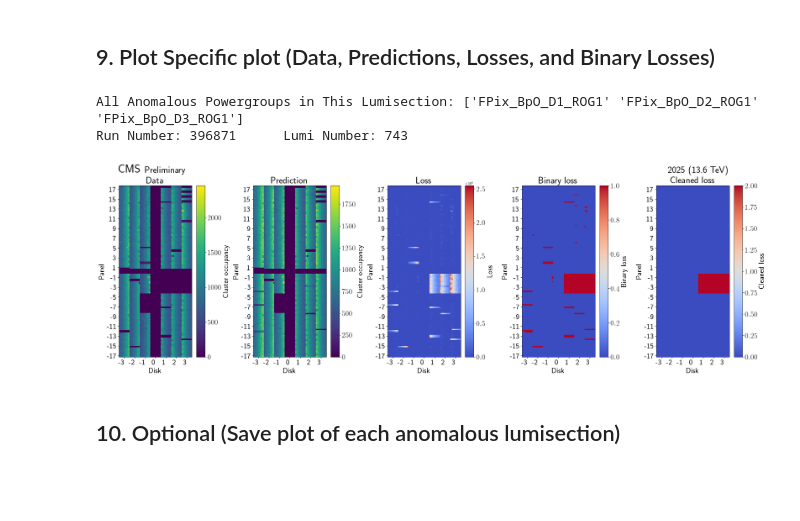
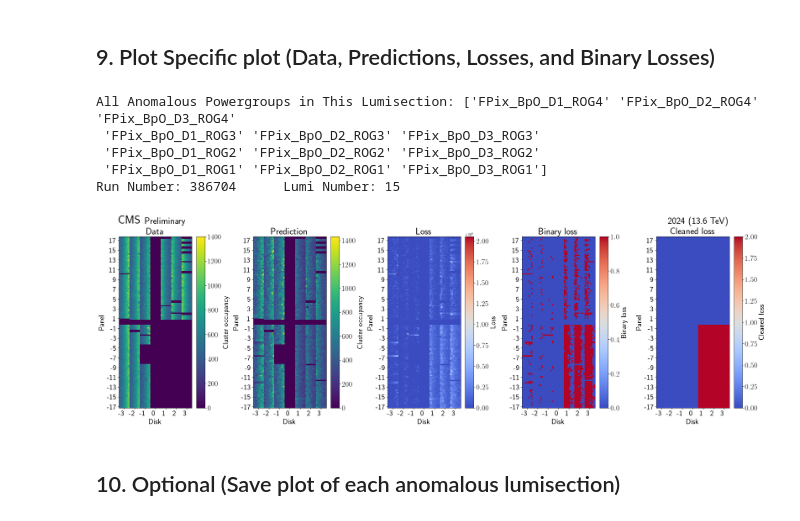
Before and after one commit to CMSTrackerDPG/PixelRing2NMF, a Jupyter notebook: Development/notebooks/Apply_model_to_era.ipynb, the cells around one changed output. Drawn from its saved outputs; the diff is of its cells as text; code cells hidden in the pictures; blank space fills up the shorter version.

```diff
--- a/Development/notebooks/Apply_model_to_era.ipynb
+++ b/Development/notebooks/Apply_model_to_era.ipynb
@@ -511,4 +517,4 @@ for index, data_dict in enumerate(data_dict_list):
     #print(detailed_anomaly_df)
     all_detailed_anomaly_df = pd.concat([all_detailed_anomaly_df, detailed_anomaly_df])
     #ensure the directory is created
-    #detailed_anomaly_df.to_excel(f"{DIR_NAME}/Raw_PXRing_{RING}_{YEAR}{ERA}_Run_{run_number}.xlsx", index=False, engine='openpyxl')
+    detailed_anomaly_df.to_excel(f"{DIR_NAME}/Raw_PXRing_{RING}_{YEAR}{ERA}_Run_{run_number}.xlsx", index=False, engine='openpyxl')
@@ -603,12 +612,12 @@ Merging complete. Saved as ../excels/Merged_Anomalies_PXRing_2.xlsx
 #lumi_number = 169
 
 #YEAR, ERA, VERSION, PERIOD = 2025, "F", 1, 4
-run_number = 396871
-lumi_number = 743
+#run_number = 396871
+#lumi_number = 743
 
 #YEAR, ERA, VERSION, PERIOD = 2024, "I", 2, 2
-#run_number = 386704
-#lumi_number = 15
+run_number = 386704
+lumi_number = 15
 
 
 verbose = 1
@@ -633,36 +642,39 @@ anomalous_lumisections = plot_dict['anomalous_lumisections'] #anomalous_lumisect
 #Containing duplicates for lumisections with multiple anomalous powergroups
 desired_lumi_indices = np.where(anomalous_lumisections == lumi_number)[0] #np.where needs this extra [0]
 anomalous_powergroups = plot_dict['anomalous_powergroups']
 desired_anomalous_powergroups = anomalous_powergroups[desired_lumi_indices]
 
 
 #Extract the specific lumisection data
 index = lumiToIndex(lumisections, lumi_number)
 data = multi_lumi_data[index]
 prediction = mes_pred_cross[index]
 plot_losses = losses_cross[index]
 plot_losses_binary = losses_binary_cross[index]
 if verbose>0: print(f"All Anomalous Powergroups in This Lumisection: {desired_anomalous_powergroups}")
 
 
 print(f"Run Number: {run_number}\tLumi Number: {lumi_number}")
 #testingFig, testingAxes = plot_testing_plots(data, prediction, plot_losses,
 #                                             plot_losses_binary, run_number, lumi_number, ring_num,
 #                                             saveFig=save_fig, showFig=True)
 
 import functions
 importlib.reload(functions);
 from functions import *
 
 testingFig, testingAxes = plot_public_plots(data, prediction, plot_losses, plot_losses_binary, desired_anomalous_powergroups,
                                             run_number, lumi_number, ring_num,
                                             saveFig=save_fig, showFig=True)
 
 plt.show()
 # %% [output]
-All Anomalous Powergroups in This Lumisection: ['FPix_BpO_D1_ROG1' 'FPix_BpO_D2_ROG1' 'FPix_BpO_D3_ROG1']
-Run Number: 396871      Lumi Number: 743
+All Anomalous Powergroups in This Lumisection: ['FPix_BpO_D1_ROG4' 'FPix_BpO_D2_ROG4' 'FPix_BpO_D3_ROG4'
+ 'FPix_BpO_D1_ROG3' 'FPix_BpO_D2_ROG3' 'FPix_BpO_D3_ROG3'
+ 'FPix_BpO_D1_ROG2' 'FPix_BpO_D2_ROG2' 'FPix_BpO_D3_ROG2'
+ 'FPix_BpO_D1_ROG1' 'FPix_BpO_D2_ROG1' 'FPix_BpO_D3_ROG1']
+Run Number: 386704      Lumi Number: 15
-[figure, old version]
+[figure, new version]
 # %% [markdown]
 ## 10. Optional (Save plot of each anomalous lumisection)
 # %%
```
Also changed, not shown: parts of 2 cells of this notebook, 2 other files.
